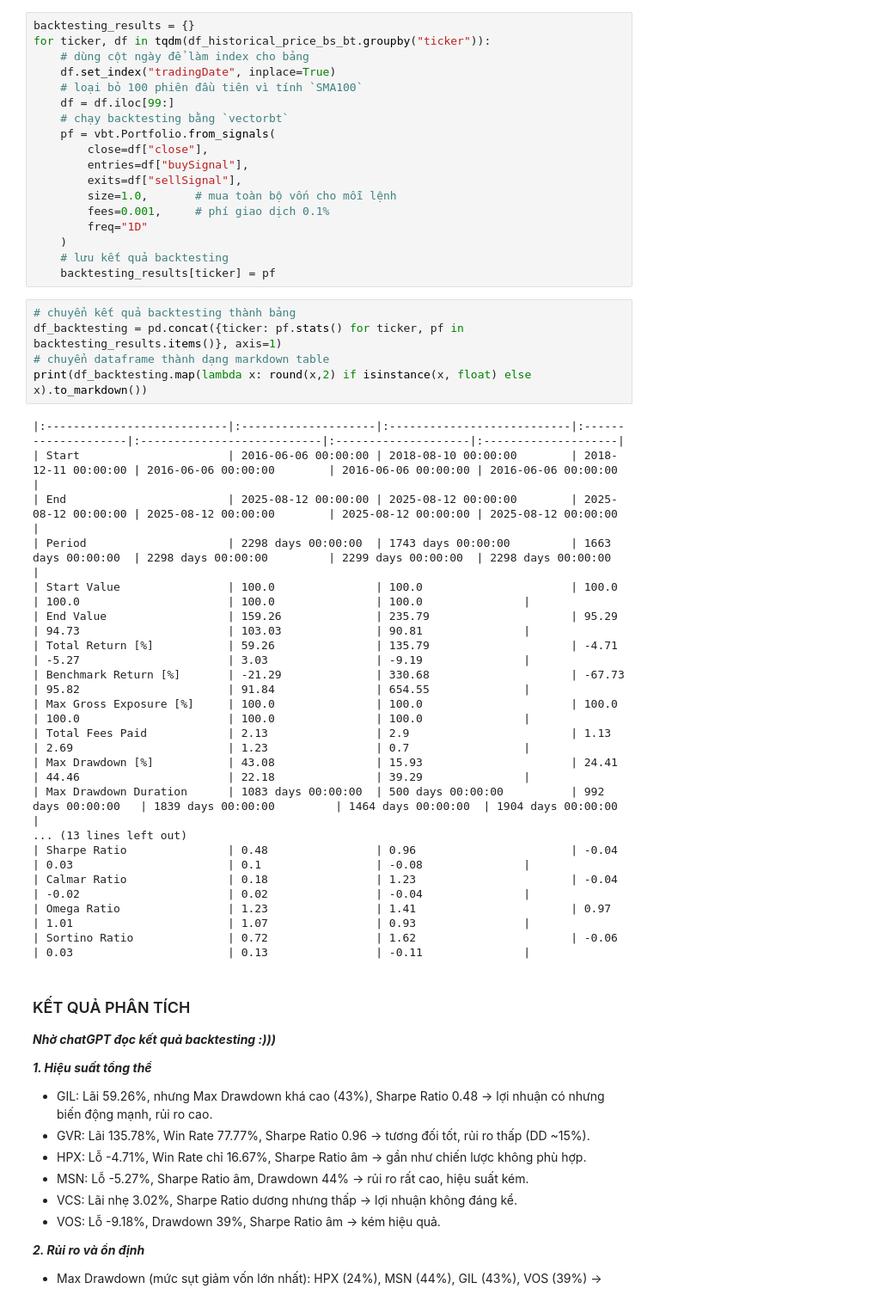
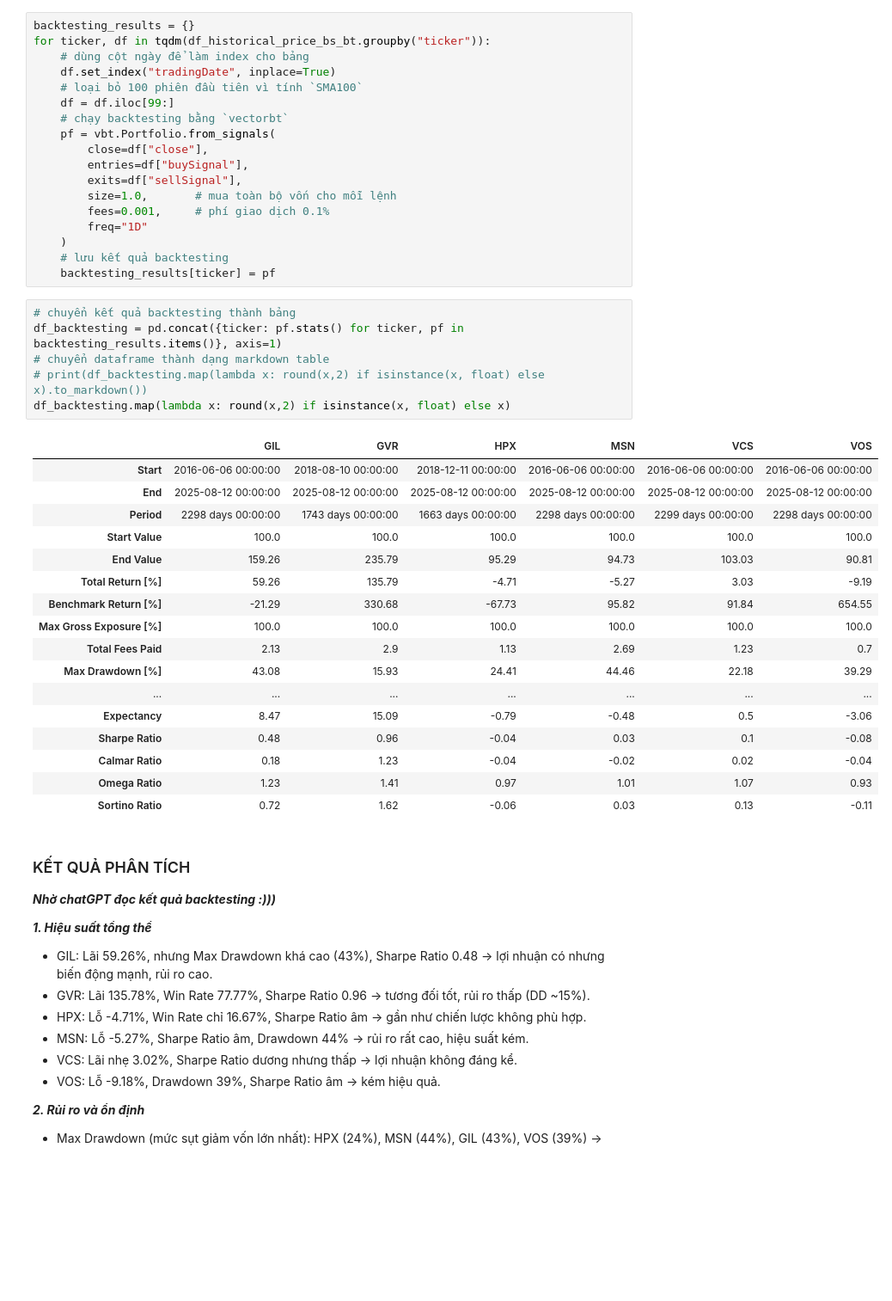
Before and after one commit to dinhgiangltk/trading-backtesting, a Jupyter notebook: analysis.ipynb, the cells around one changed output. Shown at 86% size. Drawn from its saved outputs; the diff is of its cells as text; blank space fills up the shorter version.

Commit message:
remove the markdown table view

```diff
--- a/analysis.ipynb
+++ b/analysis.ipynb
@@ -204,26 +204,27 @@ for ticker, df in tqdm(df_historical_price_bs_bt.groupby("ticker")):
 # %%
 # chuyển kết quả backtesting thành bảng
 df_backtesting = pd.concat({ticker: pf.stats() for ticker, pf in backtesting_results.items()}, axis=1)
 # chuyển dataframe thành dạng markdown table
-print(df_backtesting.map(lambda x: round(x,2) if isinstance(x, float) else x).to_markdown())
+# print(df_backtesting.map(lambda x: round(x,2) if isinstance(x, float) else x).to_markdown())
+df_backtesting.map(lambda x: round(x,2) if isinstance(x, float) else x)
 # %% [output]
-|:---------------------------|:--------------------|:---------------------------|:--------------------|:---------------------------|:--------------------|:--------------------|
-| Start                      | 2016-06-06 00:00:00 | 2018-08-10 00:00:00        | 2018-12-11 00:00:00 | 2016-06-06 00:00:00        | 2016-06-06 00:00:00 | 2016-06-06 00:00:00 |
-| End                        | 2025-08-12 00:00:00 | 2025-08-12 00:00:00        | 2025-08-12 00:00:00 | 2025-08-12 00:00:00        | 2025-08-12 00:00:00 | 2025-08-12 00:00:00 |
-| Period                     | 2298 days 00:00:00  | 1743 days 00:00:00         | 1663 days 00:00:00  | 2298 days 00:00:00         | 2299 days 00:00:00  | 2298 days 00:00:00  |
-| Start Value                | 100.0               | 100.0                      | 100.0               | 100.0                      | 100.0               | 100.0               |
-| End Value                  | 159.26              | 235.79                     | 95.29               | 94.73                      | 103.03              | 90.81               |
-| Total Return [%]           | 59.26               | 135.79                     | -4.71               | -5.27                      | 3.03                | -9.19               |
-| Benchmark Return [%]       | -21.29              | 330.68                     | -67.73              | 95.82                      | 91.84               | 654.55              |
-| Max Gross Exposure [%]     | 100.0               | 100.0                      | 100.0               | 100.0                      | 100.0               | 100.0               |
-| Total Fees Paid            | 2.13                | 2.9                        | 1.13                | 2.69                       | 1.23                | 0.7                 |
-| Max Drawdown [%]           | 43.08               | 15.93                      | 24.41               | 44.46                      | 22.18               | 39.29               |
-| Max Drawdown Duration      | 1083 days 00:00:00  | 500 days 00:00:00          | 992 days 00:00:00   | 1839 days 00:00:00         | 1464 days 00:00:00  | 1904 days 00:00:00  |
-... (13 lines left out)
-| Sharpe Ratio               | 0.48                | 0.96                       | -0.04               | 0.03                       | 0.1                 | -0.08               |
-| Calmar Ratio               | 0.18                | 1.23                       | -0.04               | -0.02                      | 0.02                | -0.04               |
-| Omega Ratio                | 1.23                | 1.41                       | 0.97                | 1.01                       | 1.07                | 0.93                |
-| Sortino Ratio              | 0.72                | 1.62                       | -0.06               | 0.03                       | 0.13                | -0.11               |
+|  | GIL | GVR | HPX | MSN | VCS | VOS |
+| Start | 2016-06-06 00:00:00 | 2018-08-10 00:00:00 | 2018-12-11 00:00:00 | 2016-06-06 00:00:00 | 2016-06-06 00:00:00 | 2016-06-06 00:00:00 |
+| End | 2025-08-12 00:00:00 | 2025-08-12 00:00:00 | 2025-08-12 00:00:00 | 2025-08-12 00:00:00 | 2025-08-12 00:00:00 | 2025-08-12 00:00:00 |
+| Period | 2298 days 00:00:00 | 1743 days 00:00:00 | 1663 days 00:00:00 | 2298 days 00:00:00 | 2299 days 00:00:00 | 2298 days 00:00:00 |
+| Start Value | 100.0 | 100.0 | 100.0 | 100.0 | 100.0 | 100.0 |
+| End Value | 159.26 | 235.79 | 95.29 | 94.73 | 103.03 | 90.81 |
+| Total Return [%] | 59.26 | 135.79 | -4.71 | -5.27 | 3.03 | -9.19 |
+| Benchmark Return [%] | -21.29 | 330.68 | -67.73 | 95.82 | 91.84 | 654.55 |
+| Max Gross Exposure [%] | 100.0 | 100.0 | 100.0 | 100.0 | 100.0 | 100.0 |
+| Total Fees Paid | 2.13 | 2.9 | 1.13 | 2.69 | 1.23 | 0.7 |
+| Max Drawdown [%] | 43.08 | 15.93 | 24.41 | 44.46 | 22.18 | 39.29 |
+| ... | ... | ... | ... | ... | ... | ... |
+| Expectancy | 8.47 | 15.09 | -0.79 | -0.48 | 0.5 | -3.06 |
+| Sharpe Ratio | 0.48 | 0.96 | -0.04 | 0.03 | 0.1 | -0.08 |
+| Calmar Ratio | 0.18 | 1.23 | -0.04 | -0.02 | 0.02 | -0.04 |
+| Omega Ratio | 1.23 | 1.41 | 0.97 | 1.01 | 1.07 | 0.93 |
+| Sortino Ratio | 0.72 | 1.62 | -0.06 | 0.03 | 0.13 | -0.11 |
 # %% [markdown]
 ### KẾT QUẢ PHÂN TÍCH
 ***Nhờ chatGPT đọc kết quả backtesting :)))***
```
